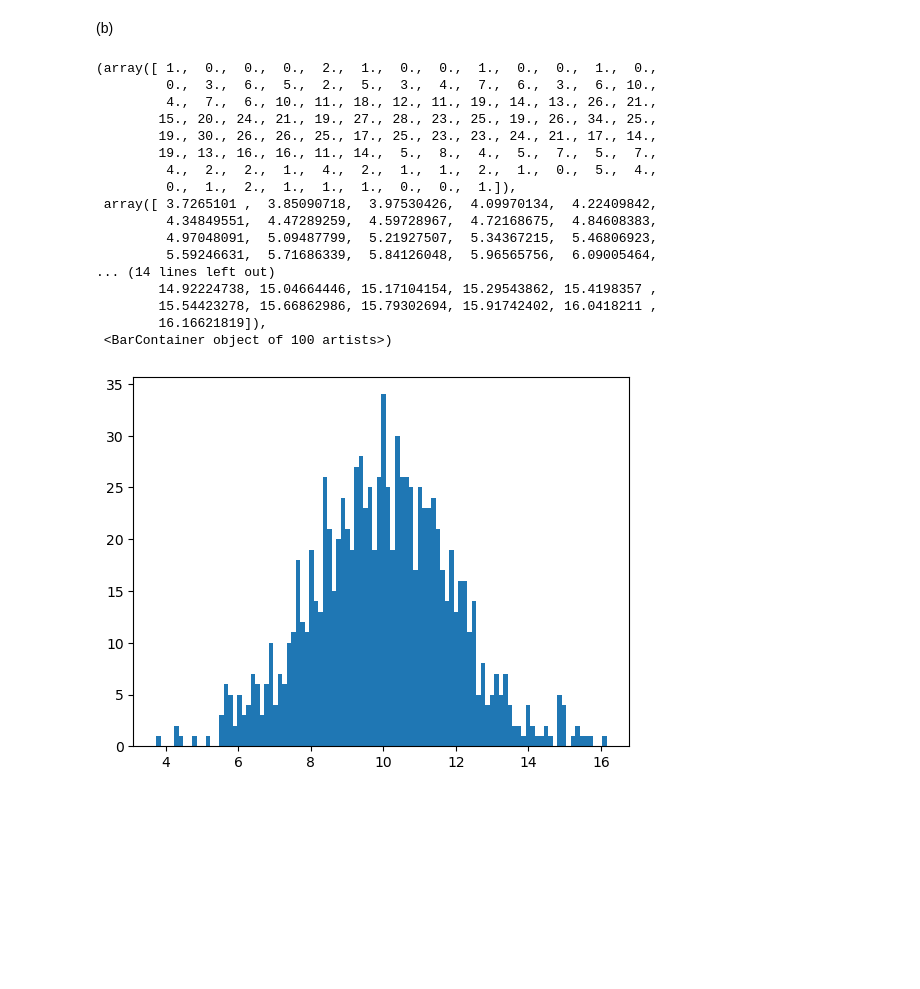
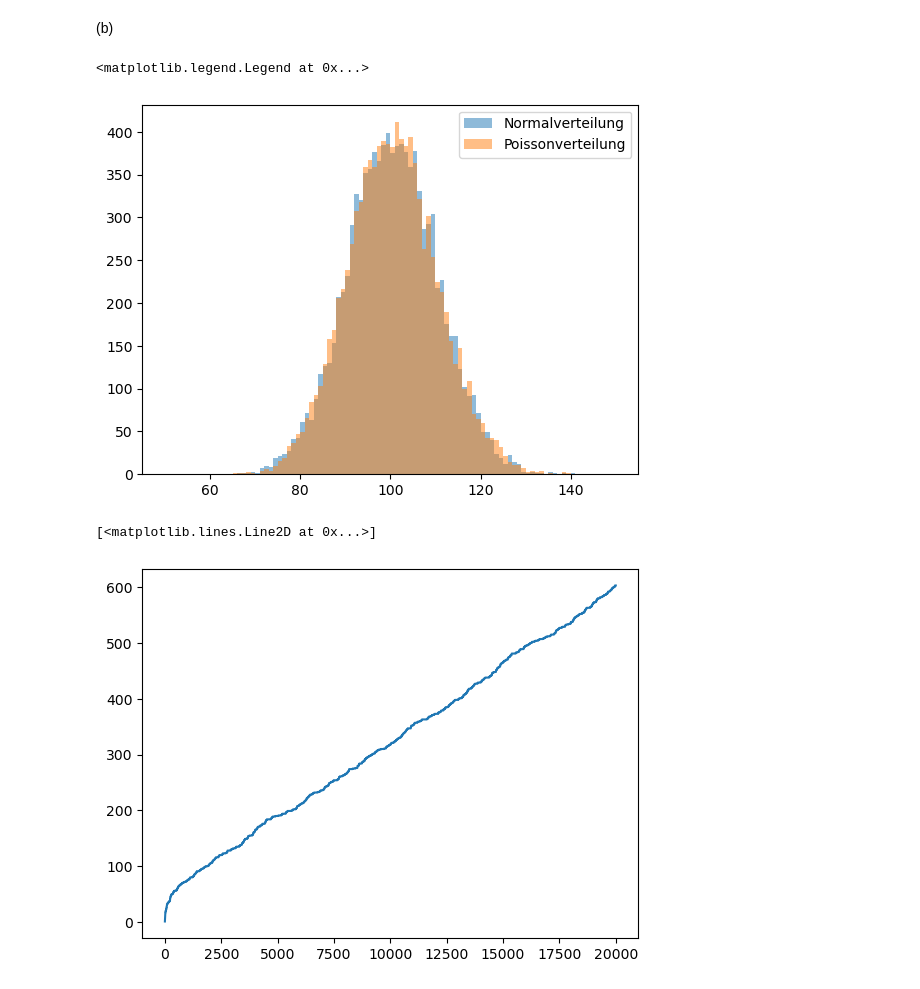
Before and after one commit to lennartvoelz/SMD-B, a Jupyter notebook: sheet07/sheet07.ipynb, the cells around one changed output. Saved outputs shown, nothing was run; the diff lists cells and outputs as text; code cells hidden in the pictures; blank space fills up the shorter version.

```diff
--- a/sheet07/sheet07.ipynb
+++ b/sheet07/sheet07.ipynb
@@ -10,38 +10,51 @@ import matplotlib.pyplot as plt
 # %%
 def kog_smir_test(X, Y, alpha):
     if len(X) != len(Y):
         print("X and Y have different binning")
         return False
     else:
         X_cum = np.cumsum(X)/np.sum(X)
         Y_cum = np.cumsum(Y)/np.sum(Y)
         d_max = np.max(np.abs(X_cum - Y_cum))
-        d_alpha = np.sqrt(-np.log(alpha/2)/(2*len(X)))
-        return d_max < d_alpha
+        K_alpha = np.sqrt(-0.5*np.log(alpha/2))
+        if d_max * np.sqrt(np.sum(X)*np.sum(Y)/(np.sum(X)+np.sum(Y))) > K_alpha:
+            return False
+        else:
+            return True
+
+
 
 
 def data(mu, size=10000, bins=100):
     #aus (a)
     sigma = np.sqrt(mu)
     X = np.random.normal(mu, sigma, size)
     Y = np.random.poisson(mu, size)
     X = np.round(X)
+    bins_ = np.linspace(-5*sigma+mu, 5*sigma+mu, bins+1)
+    X_binned = np.histogram(X, bins=bins_)
+    Y_binned = np.histogram(Y, bins=bins_)
+    return bins_, X_binned, Y_binned
+
+bins, X, Y = data(100)
+
+width = np.diff(bins)
+center = (bins[:-1] + bins[1:]) / 2
+
+plt.bar(center, X[0], align='center', width=width, label="Normalverteilung", alpha=0.5)
+plt.bar(center, Y[0], align='center', width=width, label="Poissonverteilung", alpha=0.5)
+plt.legend()
 # %% [output]
-(array([ 1.,  0.,  0.,  0.,  2.,  1.,  0.,  0.,  1.,  0.,  0.,  1.,  0.,
-         0.,  3.,  6.,  5.,  2.,  5.,  3.,  4.,  7.,  6.,  3.,  6., 10.,
-         4.,  7.,  6., 10., 11., 18., 12., 11., 19., 14., 13., 26., 21.,
-        15., 20., 24., 21., 19., 27., 28., 23., 25., 19., 26., 34., 25.,
-        19., 30., 26., 26., 25., 17., 25., 23., 23., 24., 21., 17., 14.,
-        19., 13., 16., 16., 11., 14.,  5.,  8.,  4.,  5.,  7.,  5.,  7.,
-         4.,  2.,  2.,  1.,  4.,  2.,  1.,  1.,  2.,  1.,  0.,  5.,  4.,
-         0.,  1.,  2.,  1.,  1.,  1.,  0.,  0.,  1.]),
- array([ 3.7265101 ,  3.85090718,  3.97530426,  4.09970134,  4.22409842,
-         4.34849551,  4.47289259,  4.59728967,  4.72168675,  4.84608383,
-         4.97048091,  5.09487799,  5.21927507,  5.34367215,  5.46806923,
-         5.59246631,  5.71686339,  5.84126048,  5.96565756,  6.09005464,
-... (14 lines left out)
-        14.92224738, 15.04664446, 15.17104154, 15.29543862, 15.4198357 ,
-        15.54423278, 15.66862986, 15.79302694, 15.91742402, 16.0418211 ,
-        16.16621819]),
- <BarContainer object of 100 artists>)
+<matplotlib.legend.Legend at 0x...>
-[figure, old version]
+[figure, new version]
+# %%
+results = np.zeros(20000)
+for i in range(1,20000):
+    bins, X, Y = data(i)
+    results[i] = kog_smir_test(X[0], Y[0], 0.05)
+
+result_cum = np.cumsum(results == False)
+plt.plot(result_cum)
+# %% [output]
+[<matplotlib.lines.Line2D at 0x...>]
+[figure, added]
```
